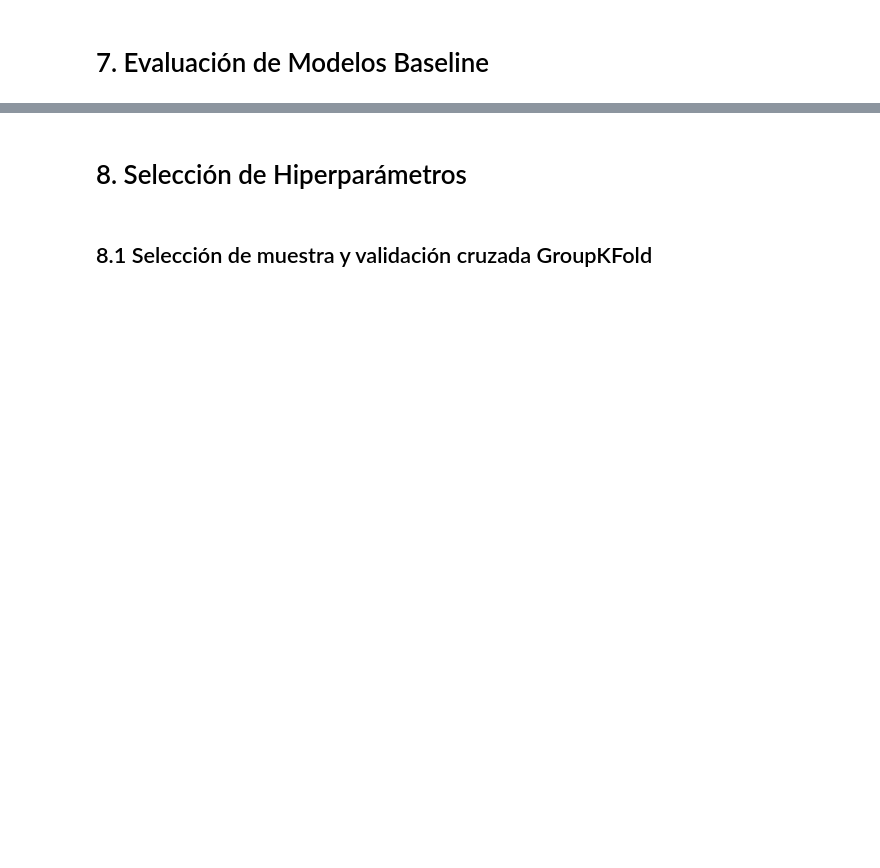
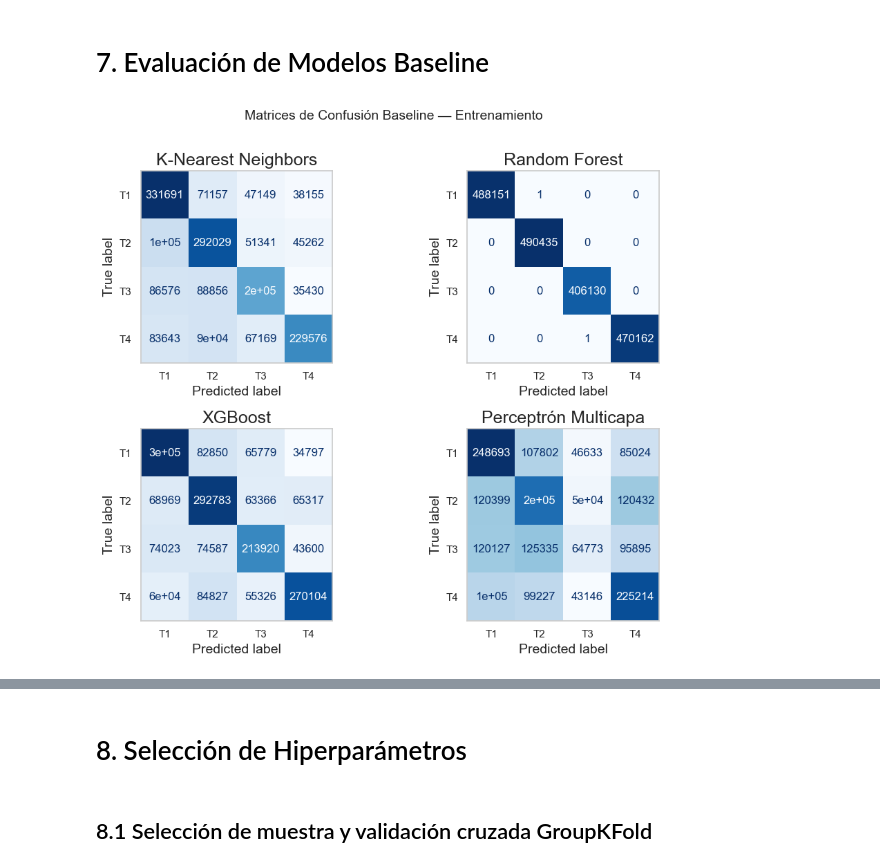
Before and after one commit to SeleneSV/disease-detection-multispectral-images, a Jupyter notebook: train_ml_frijol_v2.ipynb, the cells around one changed output, grey strips where cells are left out. Cells and saved outputs as stored; diff of their text form; code cells hidden in the pictures; blank space fills up the shorter version.

Commit message:
feat: Run training notebook for baseline models

```diff
--- a/train_ml_frijol_v2.ipynb
+++ b/train_ml_frijol_v2.ipynb
@@ -705,21 +819,23 @@ classifier_display_names = {
 # %%
 num_models = 4
 ncols = 2
 nrows = math.ceil(num_models / ncols)
 fig, axes = plt.subplots(nrows=nrows, ncols=ncols, figsize=(5 * ncols, 4 * nrows))
 axes = axes.flatten()
 
 for i, (cm, cname) in enumerate(zip(cmxs_train, classifiers_names)):
     disp = ConfusionMatrixDisplay(confusion_matrix=cm, display_labels=['T1','T2','T3','T4'])
     disp.plot(ax=axes[i], cmap='Blues', colorbar=False)
-    axes[i].set_title(f"{classifier_display_names[cname]} - Entrenamiento")
+    axes[i].set_title(f"{classifier_display_names[cname]}")
     axes[i].grid(False)
 
 for j in range(num_models, len(axes)):
     axes[j].axis('off')
-plt.suptitle("Matrices de Confusión Baseline — Entrenamiento (Fríjol v2)", fontsize=14, y=1.01)
+plt.suptitle("Matrices de Confusión Baseline — Entrenamiento", fontsize=14, y=1.01)
 plt.tight_layout()
 plt.show()
+# %% [output]
+[figure, added]
 # %%
 fig, axes = plt.subplots(nrows=nrows, ncols=ncols, figsize=(5 * ncols, 4 * nrows))
 axes = axes.flatten()
```
Also changed, not shown: parts of 28 cells of this notebook, 1 other file.
